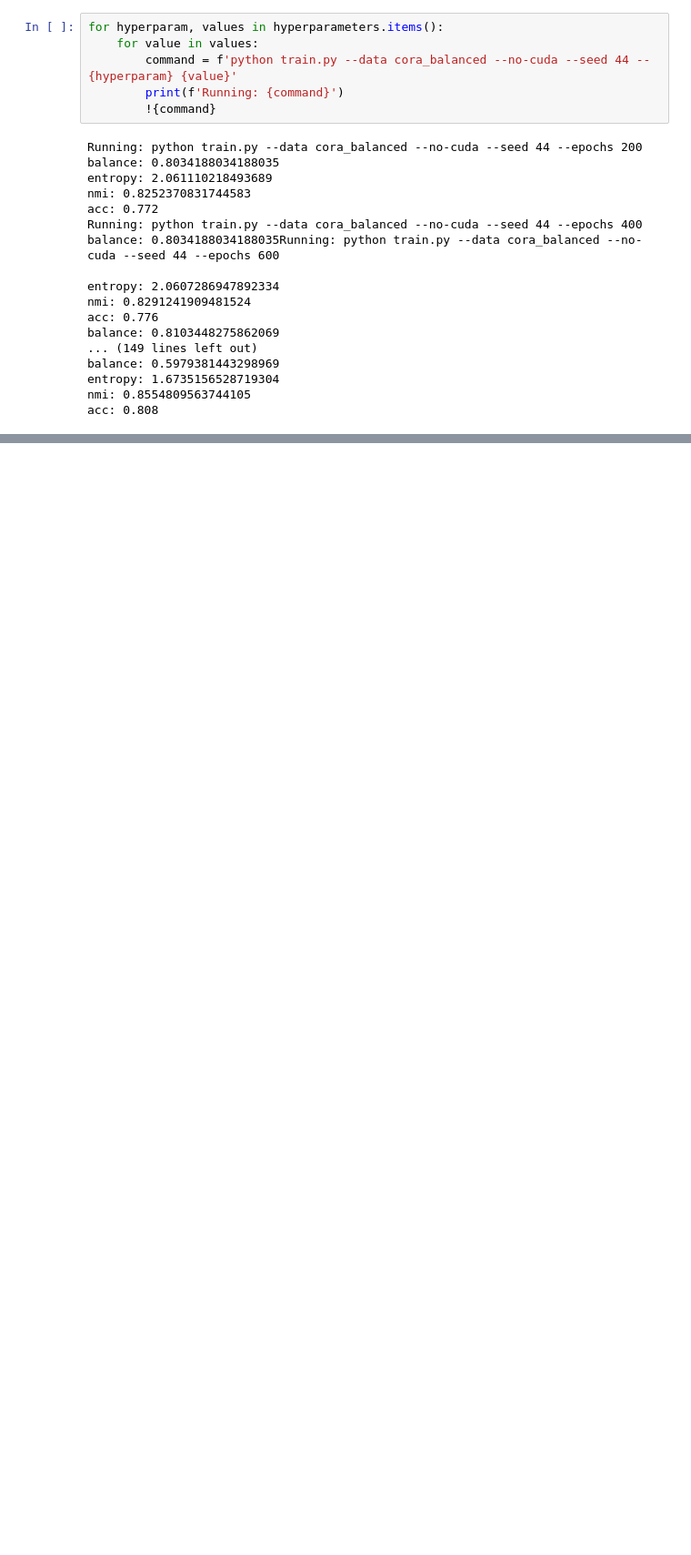
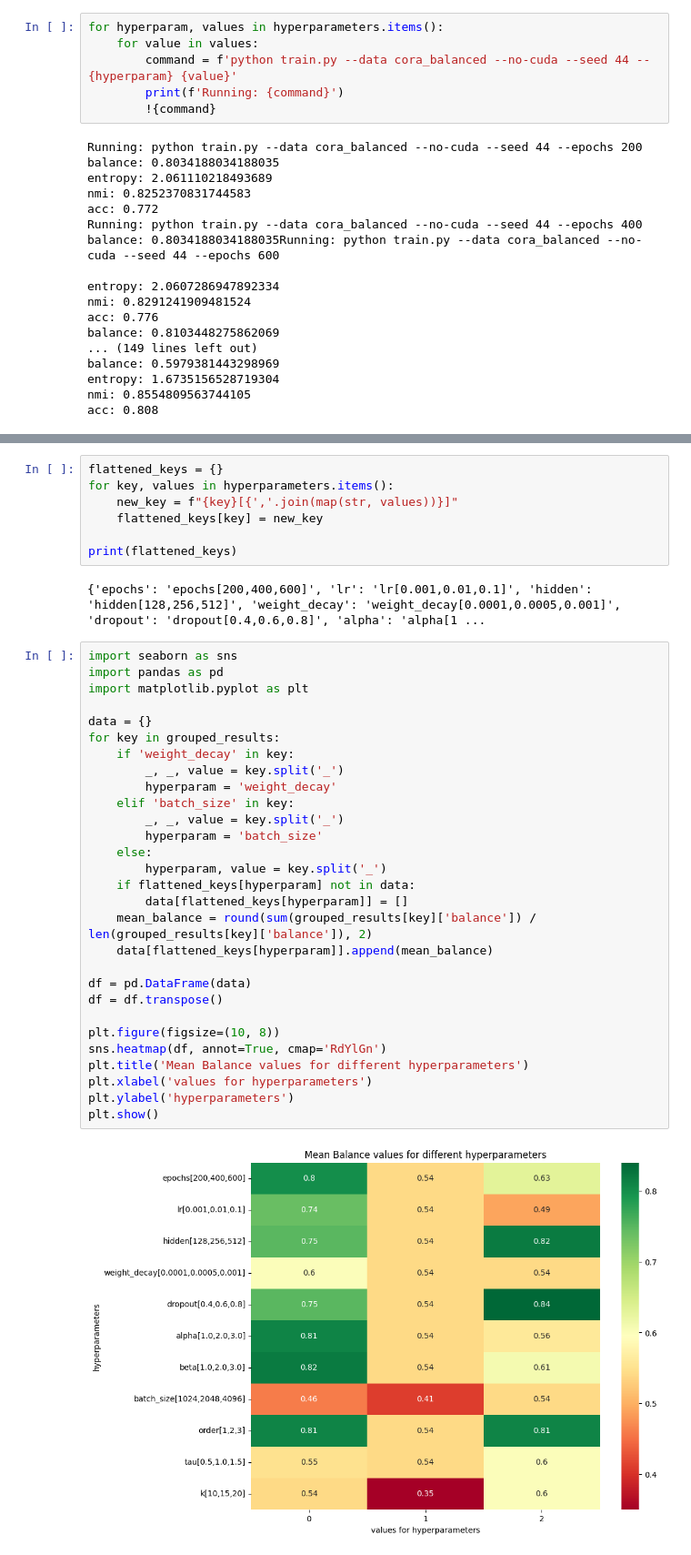
Before and after one commit to iasonsky/Repro-RobustFairClustering, a Jupyter notebook: Fair-Clustering-Codebase/Consensus-Fair-Clustering/ablation_hyperparameter.ipynb, the cells around one changed output, grey strips where cells are left out. Shown at 91% size. Drawn from its saved outputs; the diff is of its cells as text; blank space fills up the shorter version.

Commit message:
heatmap of balance ablatation study + mean and std for all values ablation study

```diff
--- a/Fair-Clustering-Codebase/Consensus-Fair-Clustering/ablation_hyperparameter.ipynb
+++ b/Fair-Clustering-Codebase/Consensus-Fair-Clustering/ablation_hyperparameter.ipynb
@@ -178,0 +770,40 @@ acc: 0.808
+# %%
+flattened_keys = {}
+for key, values in hyperparameters.items():
+    new_key = f"{key}[{','.join(map(str, values))}]"
+    flattened_keys[key] = new_key
+
+print(flattened_keys)
+# %% [output]
+{'epochs': 'epochs[200,400,600]', 'lr': 'lr[0.001,0.01,0.1]', 'hidden': 'hidden[128,256,512]', 'weight_decay': 'weight_decay[0.0001,0.0005,0.001]', 'dropout': 'dropout[0.4,0.6,0.8]', 'alpha': 'alpha[1 ...
+# %%
+import seaborn as sns
+import pandas as pd
+import matplotlib.pyplot as plt
+
+data = {}
+for key in grouped_results:
+    if 'weight_decay' in key:
+        _, _, value = key.split('_')
+        hyperparam = 'weight_decay'
+    elif 'batch_size' in key:
+        _, _, value = key.split('_')
+        hyperparam = 'batch_size'
+    else:
+        hyperparam, value = key.split('_')
+    if flattened_keys[hyperparam] not in data:
+        data[flattened_keys[hyperparam]] = []
+    mean_balance = round(sum(grouped_results[key]['balance']) / len(grouped_results[key]['balance']), 2)
+    data[flattened_keys[hyperparam]].append(mean_balance)
+
+df = pd.DataFrame(data)
+df = df.transpose()
+
+plt.figure(figsize=(10, 8))
+sns.heatmap(df, annot=True, cmap='RdYlGn')
+plt.title('Mean Balance values for different hyperparameters')
+plt.xlabel('values for hyperparameters')
+plt.ylabel('hyperparameters')
+plt.show()
+# %% [output]
+[figure, added]
```
Also changed, not shown: parts of 5 cells of this notebook, 4 other files.
